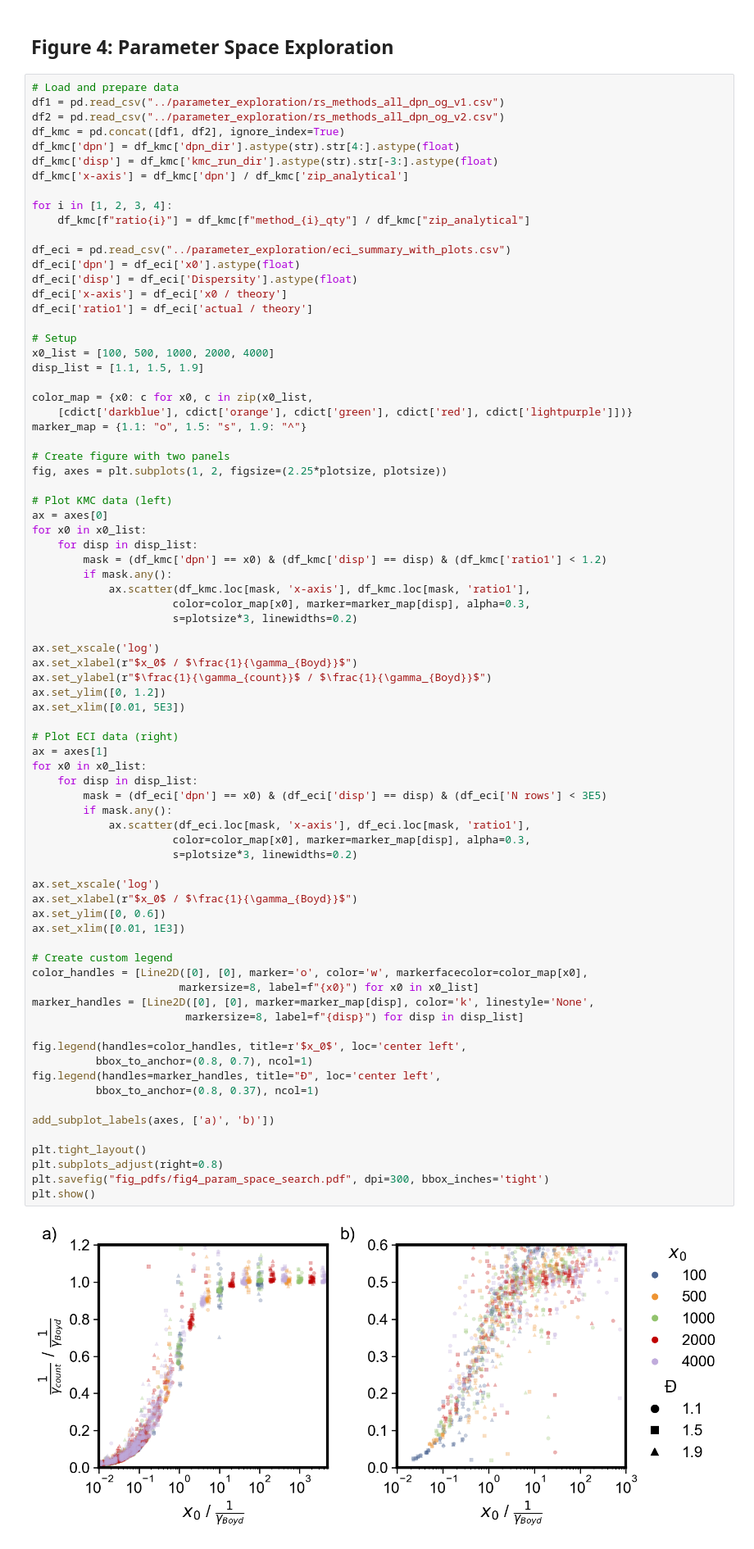
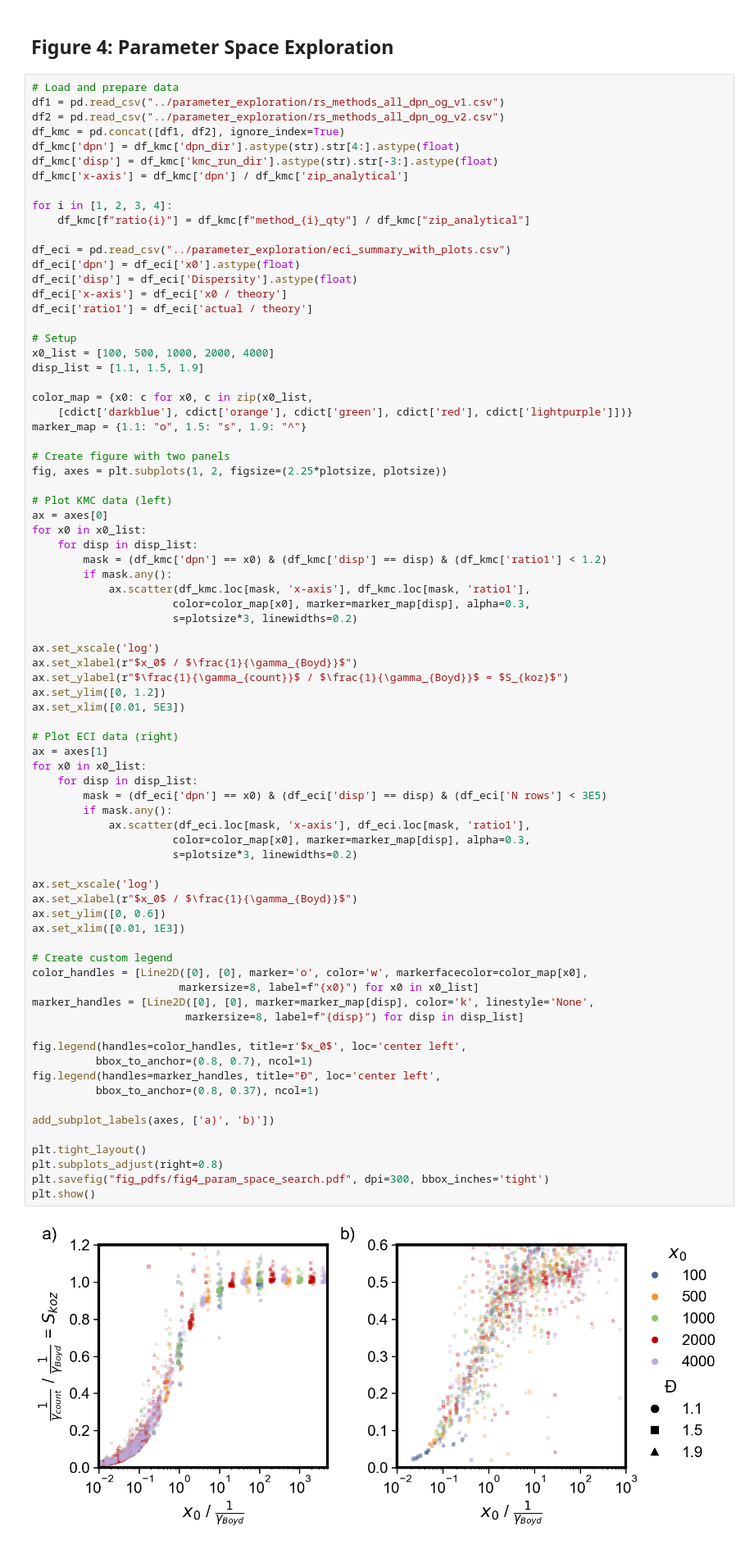
Before and after one commit to broadbelt-group/zip-length-study, a Jupyter notebook: paper_analysis/plot_figures.ipynb, the cells around one changed output. Shown at 82% size. Drawn from its saved outputs; the diff is of its cells as text.

```diff
--- a/paper_analysis/plot_figures.ipynb
+++ b/paper_analysis/plot_figures.ipynb
@@ -426,7 +426,7 @@ for x0 in x0_list:
 
 ax.set_xscale('log')
 ax.set_xlabel(r"$x_0$ / $\frac{1}{\gamma_{Boyd}}$")
-ax.set_ylabel(r"$\frac{1}{\gamma_{count}}$ / $\frac{1}{\gamma_{Boyd}}$")
+ax.set_ylabel(r"$\frac{1}{\gamma_{count}}$ / $\frac{1}{\gamma_{Boyd}}$ = $S_{koz}$")
 ax.set_ylim([0, 1.2])
 ax.set_xlim([0.01, 5E3])
 
@@ -436,34 +436,34 @@ for x0 in x0_list:
     for disp in disp_list:
         mask = (df_eci['dpn'] == x0) & (df_eci['disp'] == disp) & (df_eci['N rows'] < 3E5)
         if mask.any():
             ax.scatter(df_eci.loc[mask, 'x-axis'], df_eci.loc[mask, 'ratio1'],
                       color=color_map[x0], marker=marker_map[disp], alpha=0.3,
                       s=plotsize*3, linewidths=0.2)
 
 ax.set_xscale('log')
 ax.set_xlabel(r"$x_0$ / $\frac{1}{\gamma_{Boyd}}$")
 ax.set_ylim([0, 0.6])
 ax.set_xlim([0.01, 1E3])
 
 # Create custom legend
 color_handles = [Line2D([0], [0], marker='o', color='w', markerfacecolor=color_map[x0],
                        markersize=8, label=f"{x0}") for x0 in x0_list]
 marker_handles = [Line2D([0], [0], marker=marker_map[disp], color='k', linestyle='None',
                         markersize=8, label=f"{disp}") for disp in disp_list]
 
 fig.legend(handles=color_handles, title=r'$x_0$', loc='center left',
           bbox_to_anchor=(0.8, 0.7), ncol=1)
 fig.legend(handles=marker_handles, title="Đ", loc='center left',
           bbox_to_anchor=(0.8, 0.37), ncol=1)
 
 add_subplot_labels(axes, ['a)', 'b)'])
 
 plt.tight_layout()
 plt.subplots_adjust(right=0.8)
 plt.savefig("fig_pdfs/fig4_param_space_search.pdf", dpi=300, bbox_inches='tight')
 plt.show()
 # %% [output]
-[figure, old version]
+[figure, new version]
 # %% [markdown]
 ## Figure 5: Best-Fit Kinetics
 # %%
```
Also changed, not shown: parts of 1 cell of this notebook, 10 other files.
